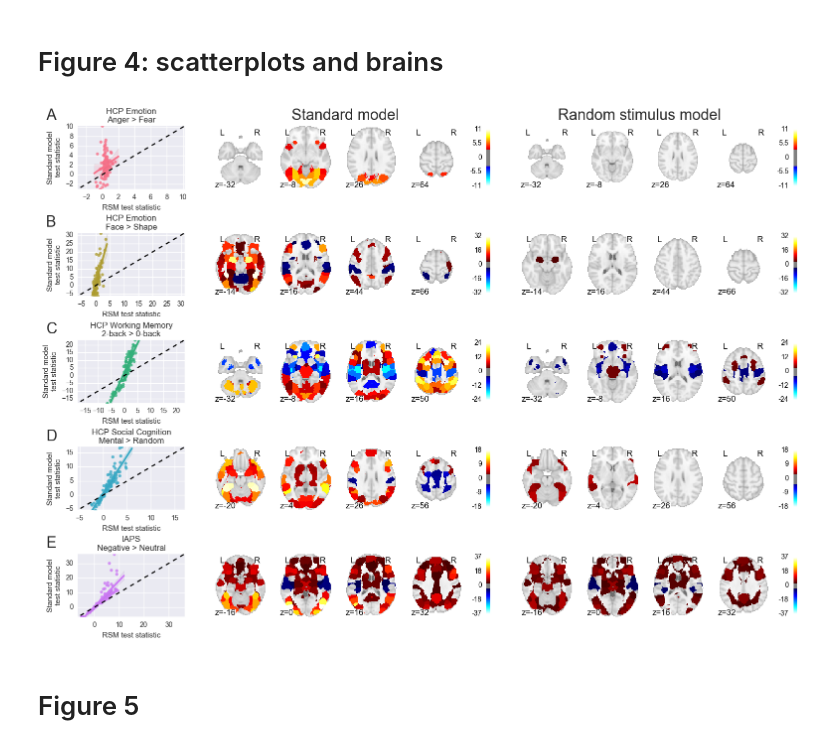
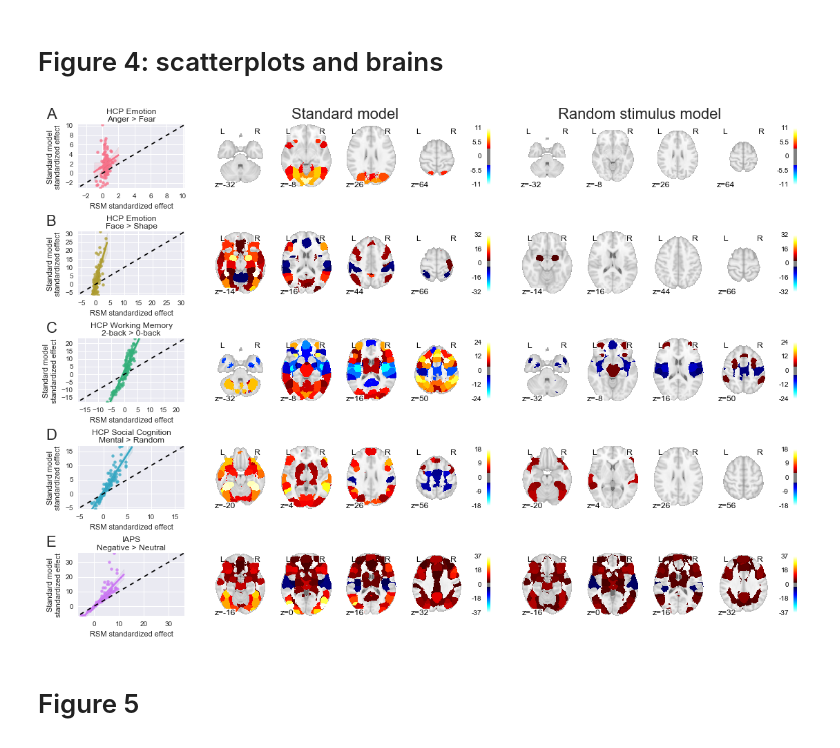
Before and after one commit to PsychoinformaticsLab/nipymc, a Jupyter notebook: figures/figures2to6.ipynb, the cells around one changed output. Drawn from its saved outputs; the diff is of its cells as text; code cells hidden in the pictures.

Commit message:
Update figures

```diff
--- a/figures/figures2to6.ipynb
+++ b/figures/figures2to6.ipynb
@@ -235,8 +255,8 @@ for i in range(n_r):
         bounds = [np.min(fixed), np.max(fixed)]
         scatter_ax.set_xlim(bounds)
         scatter_ax.set_ylim(bounds)
-        scatter_ax.set_xlabel('RSM test statistic')
-        scatter_ax.set_ylabel('Standard model\ntest statistic')
+        scatter_ax.set_xlabel('RSM standardized effect')
+        scatter_ax.set_ylabel('Standard model\nstandardized effect')
         scatter_ax.set_title(label)
         scatter_ax.plot([-100, 100], [-100, 100], linestyle='dashed', color='k')
 
@@ -244,34 +264,36 @@ for i in range(n_r):
         # If we plot standard map first, odds are high that we miss showing regions that
         # survive correction in the RSM map.
         vmax = np.ceil(np.abs(fixed_img.get_data()).max())
 
         rand_ax = plt.subplot(grid[i, 2])
         p = plot_stat_map(rand_img, vmax=vmax, colorbar=True,
               cut_coords=cc, display_mode='z', threshold=3.3, axes=rand_ax)
 
         fixed_ax = plt.subplot(grid[i, 1])
         plot_stat_map(fixed_img, vmax=vmax, colorbar=True,
                   cut_coords=p.cut_coords, display_mode='z', threshold=3.3, axes=fixed_ax)
 
 
     except:
         import traceback
         print(traceback.format_exc())
 
 # add subplot labels
 lim = [plt.subplot(grid[i, 0]).get_xlim() for i in range(n_r)]
 plt.subplot(grid[0, 0]).text(x=lim[0][1] + 1*(lim[0][1]-lim[0][0]),
                              y=lim[0][1] + .1*(lim[0][1]-lim[0][0]),
                              s="Standard model", fontsize=22)
 plt.subplot(grid[0, 0]).text(x=lim[0][1] + 3.5*(lim[0][1]-lim[0][0]),
                              y=lim[0][1] + .1*(lim[0][1]-lim[0][0]),
                              s="Random stimulus model", fontsize=22)
 for i,x in enumerate(['A','B','C','D','E']):
     plt.subplot(grid[i, 0]).text(x=lim[i][0] - .3*(lim[i][1]-lim[i][0]),
                                  y=lim[i][1] + .1*(lim[i][1]-lim[i][0]),
                                  s=x, fontsize=22)
+
+plt.savefig('figure4.png', dpi=300)
 # %% [output]
-[figure, old version]
+[figure, new version]
 # %% [markdown]
 # Figure 5
 # %%
```
Also changed, not shown: parts of 6 cells of this notebook, 8 other files.
